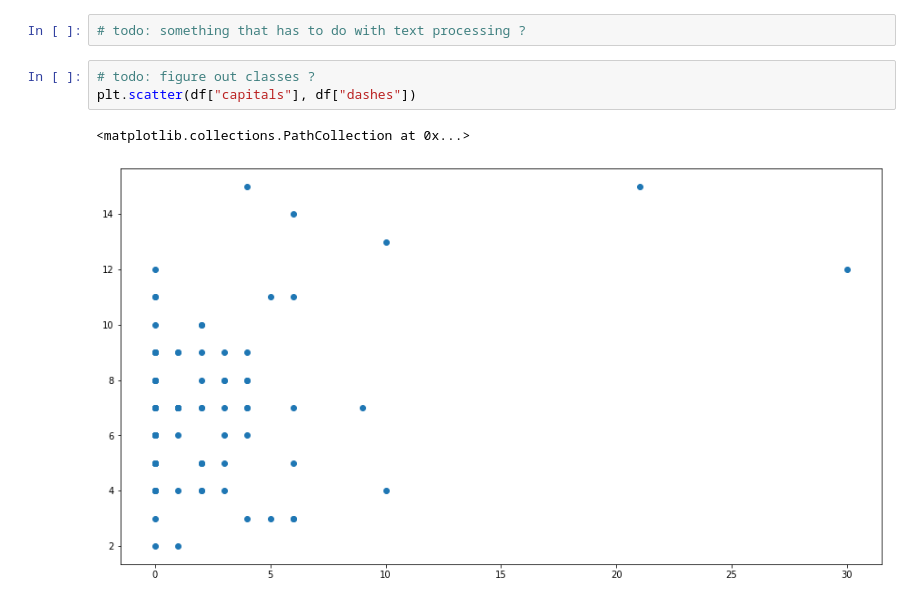
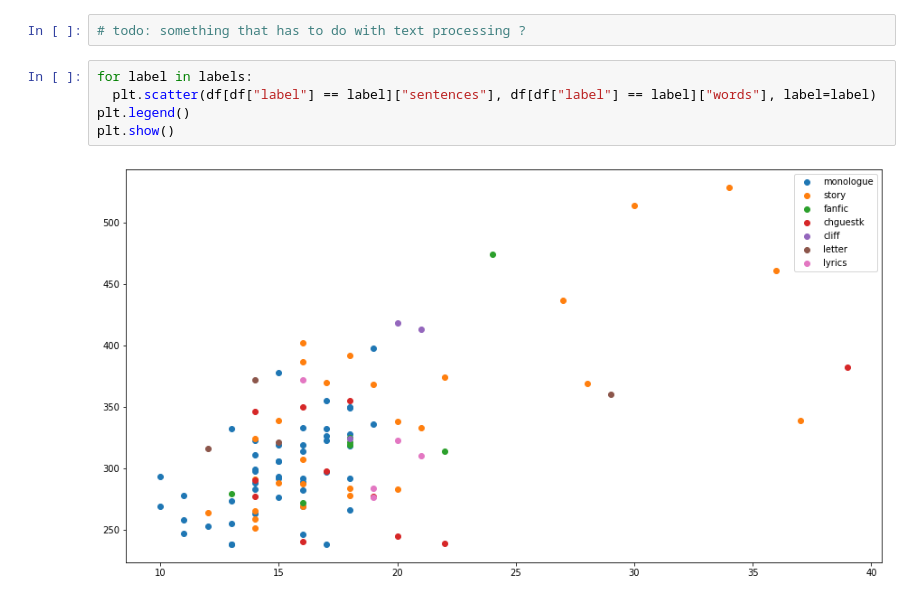
Before and after one commit to yualapshina/ccxxxi-statistics, a Jupyter notebook: ccxxxi.ipynb, the cells around one changed output. Cells and saved outputs as stored; diff of their text form.

```diff
--- a/ccxxxi.ipynb
+++ b/ccxxxi.ipynb
@@ -194,9 +196,10 @@ ops = list(map(lambda x: x[:findexact(x, " ", 0)], df["text"]))
 ops.sort(key=lambda x: x.lower())
 # %%
 # todo: something that has to do with text processing ?
-# %%
-# todo: figure out classes ?
-plt.scatter(df["capitals"], df["dashes"])
-# %% [output]
-<matplotlib.collections.PathCollection at 0x...>
-[figure, removed]
+# %%
+for label in labels:
+  plt.scatter(df[df["label"] == label]["sentences"], df[df["label"] == label]["words"], label=label)
+plt.legend()
+plt.show()
+# %% [output]
+[figure, added]
```
Also changed, not shown: parts of 7 cells of this notebook.
